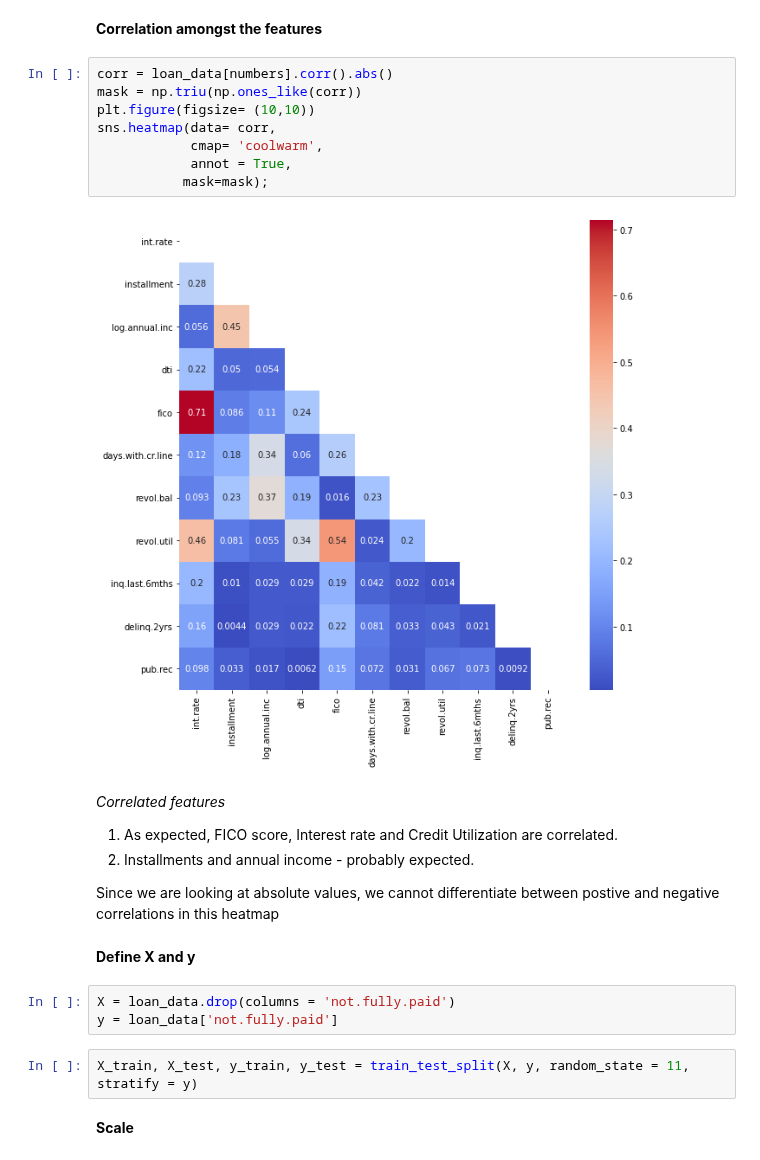
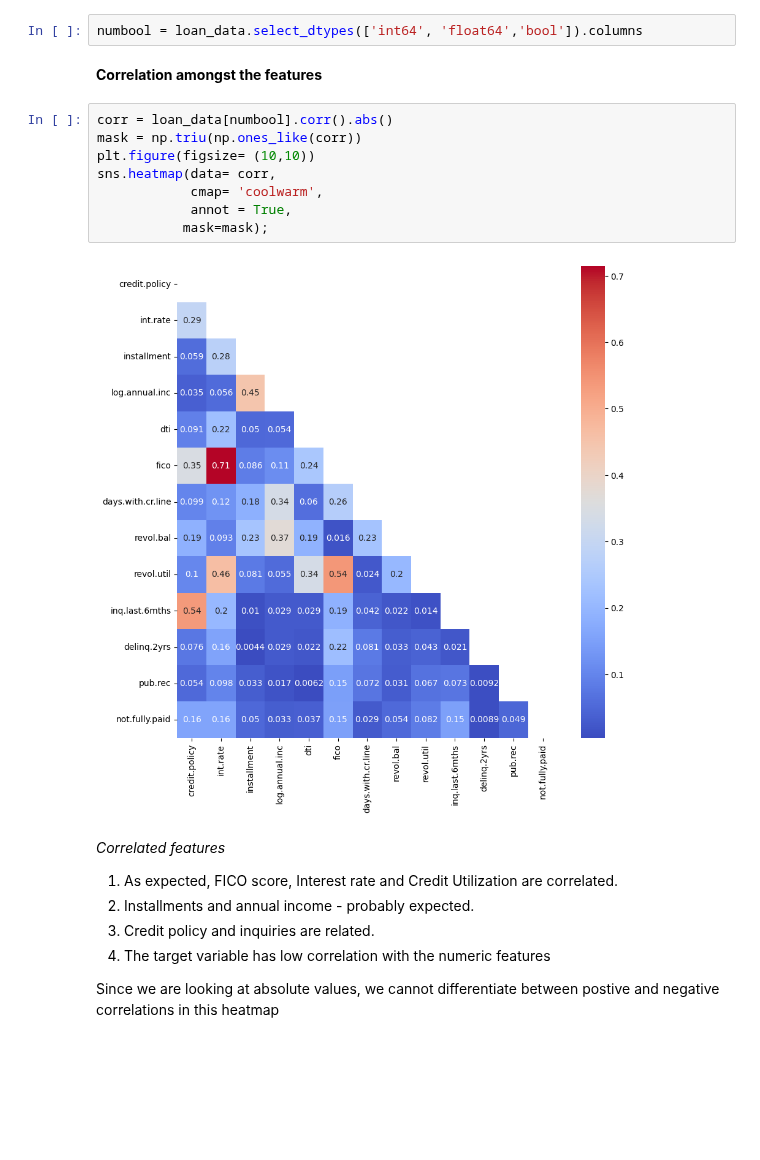
Before and after one commit to deepthiab/Loans_LC, a Jupyter notebook: EDA.ipynb, the cells around one changed output. Drawn from its saved outputs; the diff is of its cells as text; blank space fills up the shorter version.

```diff
--- a/EDA.ipynb
+++ b/EDA.ipynb
@@ -98,29 +90,24 @@ plt.show()
 # %% [markdown]
 * Those who qualified for the current credit policy have higher percentage of fully paid loans - as expected
+# %%
+numbool = loan_data.select_dtypes(['int64', 'float64','bool']).columns
 # %% [markdown]
 **Correlation amongst the features**
 # %%
-corr = loan_data[numbers].corr().abs()
+corr = loan_data[numbool].corr().abs()
 mask = np.triu(np.ones_like(corr))
 plt.figure(figsize= (10,10))
 sns.heatmap(data= corr,
             cmap= 'coolwarm',
             annot = True,
            mask=mask);
 # %% [output]
-[figure, old version]
+[figure, new version]
 # %% [markdown]
 *Correlated features*
 1. As expected, FICO score, Interest rate and Credit Utilization are correlated.
 2. Installments and annual income - probably expected.
+3. Credit policy and inquiries are related.
+4. The target variable has low correlation with the numeric features
 
 Since we are looking at absolute values, we cannot differentiate between postive and negative correlations in this heatmap
-# %% [markdown]
-**Define X and y**
-# %%
-X = loan_data.drop(columns = 'not.fully.paid')
-y = loan_data['not.fully.paid']
-# %%
-X_train, X_test, y_train, y_test = train_test_split(X, y, random_state = 11, stratify = y)
-# %% [markdown]
-**Scale**
```
Also changed, not shown: parts of 10 cells of this notebook, 6 other files.
